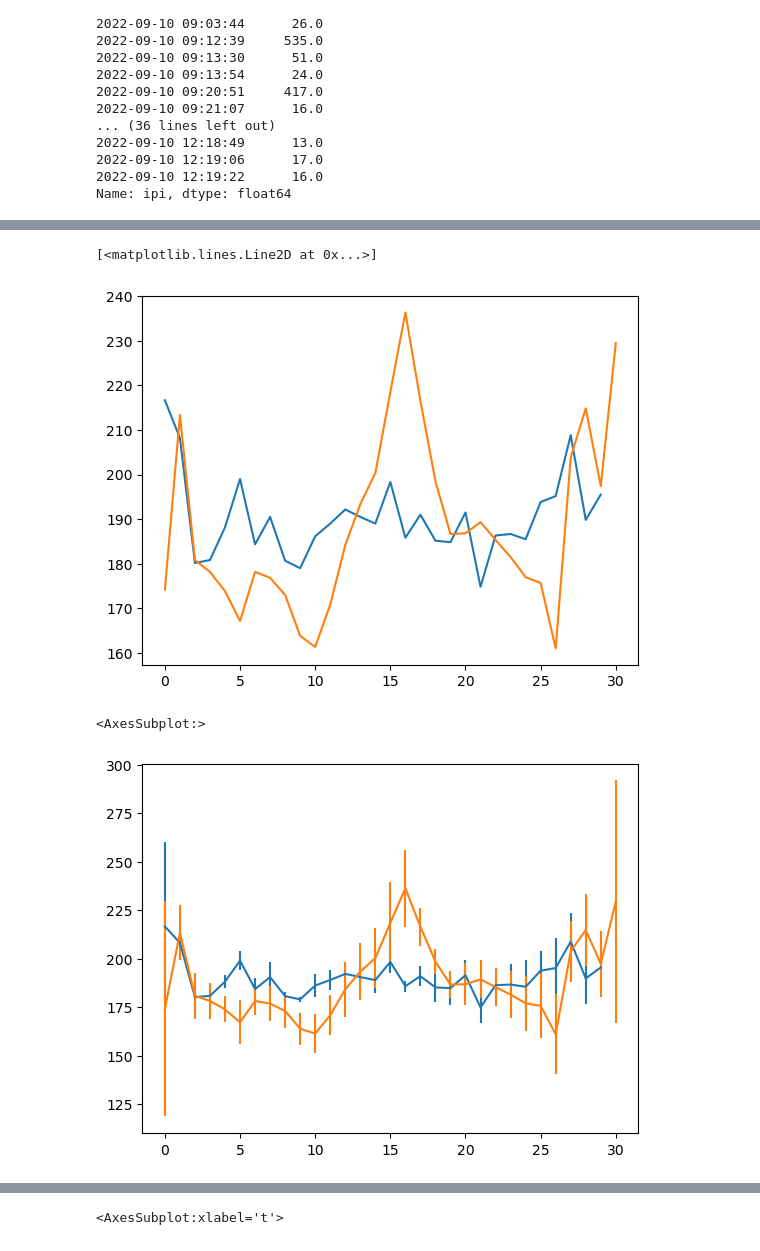
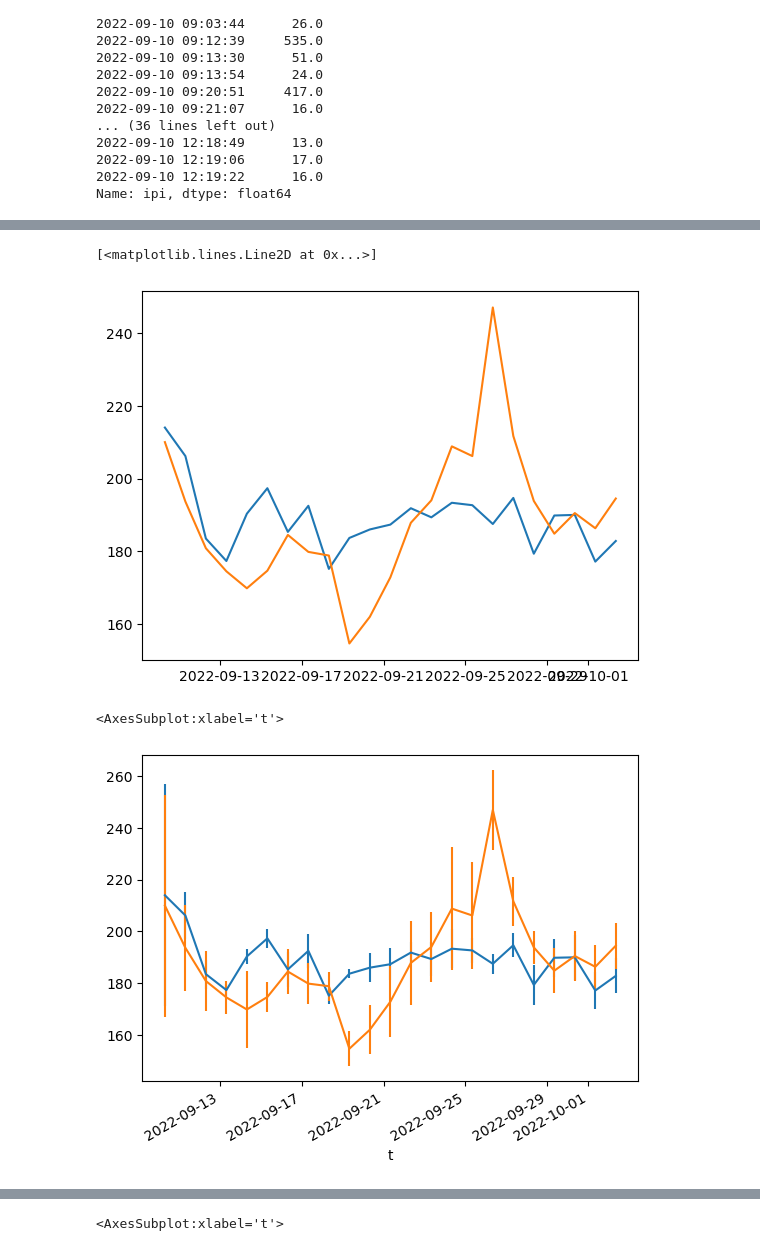
Before and after one commit to Htbibalan/FEDPROTEINPRO, a Jupyter notebook: notebooks/FEDXC_readdata_new.ipynb, the cells around one changed output, grey strips where cells are left out. Cells and saved outputs as stored; diff of their text form; code cells hidden in the pictures.

```diff
--- a/notebooks/FEDXC_readdata_new.ipynb
+++ b/notebooks/FEDXC_readdata_new.ipynb
@@ -143,11 +128,13 @@ ff_dict_all_epochs["FEDXC01"]["pellets"]
 
 #I chnage the offset from 10H to 9H since the code was working in a weird manner and reading date from a day before the experiment begins!
 
-def pellets_by_day(df):
+def pellets_by_day(df,maxdays=30):
     return (df
-            .resample("d", offset = "9H")
+            .rename(index="n_pellets")
+            .resample("d", offset = "8H")
             .count()
-            .reset_index()
+            .head(maxdays)#We need to add the final two rows instead of deleting last row
+            #.reset_index()
 
            )
 
@@ -155,19 +142,28 @@ pellets_by_day(ff_dict_all_epochs["FEDXC01"]["pellets"])
 
 
 #The original code by Jaime
-NR=[]
-PR=[]
+ctl=[]
+exp=[]
 for key, val in ff_dict_all_epochs.items():
     if val["order"] == 1:
-        NR.append(pellets_by_day(val["pellets"]))
+        ctl.append(pellets_by_day(val["pellets"]))
     elif val["order"] == 2:
-        PR.append(pellets_by_day(val["pellets"]))
+        exp.append(pellets_by_day(val["pellets"]))
+
+def clean_df(lst):
+    return (pd.concat(lst, axis= 1)
+           .fillna(0)
+           .head(23)) #23 days used because in epoch 4 we used expired pellets for ctl animals
 
 
 
 
 
+# NR= pd.concat(NR, axis=1)
+# PR= pd.concat(PR, axis=1)
 
-NR= pd.concat(NR, axis=1)
-PR= pd.concat(PR, axis=1)
+ctl_pellets= clean_df(ctl)
+exp_pellets= clean_df(exp)
+#We need to add the final two rows instead of deleting last row
+#why one of the animals is starting a day later the others??
 # %%
@@ -198,21 +194,21 @@ PR,NR
 # %%
-NR.mean(axis=1)
-PR.mean(axis=1)
+# NR.mean(axis=1)
+# PR.mean(axis=1)
 
 f, ax = plt.subplots()
-ax.plot(NR.mean(axis=1),) #yerror= NR.sem(axis=1))
-ax.plot(PR.mean(axis=1))
+ax.plot(ctl_pellets.mean(axis=1),) #yerror= NR.sem(axis=1))
+ax.plot(exp_pellets.mean(axis=1))
 # %% [output]
 [<matplotlib.lines.Line2D at 0x...>]
-[figure, old version]
+[figure, new version]
 # %%
 f, ax = plt.subplots()
-NR.mean(axis=1).plot(yerr= NR.sem(axis=1), ax=ax)
-PR.mean(axis=1).plot(yerr= PR.sem(axis=1), ax=ax)
+ctl_pellets.mean(axis=1).plot(yerr= ctl_pellets.sem(axis=1), ax=ax)
+exp_pellets.mean(axis=1).plot(yerr= exp_pellets.sem(axis=1), ax=ax)
 #ax.set_xticks([0,1,2])
 # %% [output]
-<AxesSubplot:>
+<AxesSubplot:xlabel='t'>
-[figure, old version]
+[figure, new version]
 # %%
 ff_dict_all_epochs["FEDXC01"]["pellets"]
 
```
Also changed, not shown: parts of 11 cells of this notebook, 1 other file.
